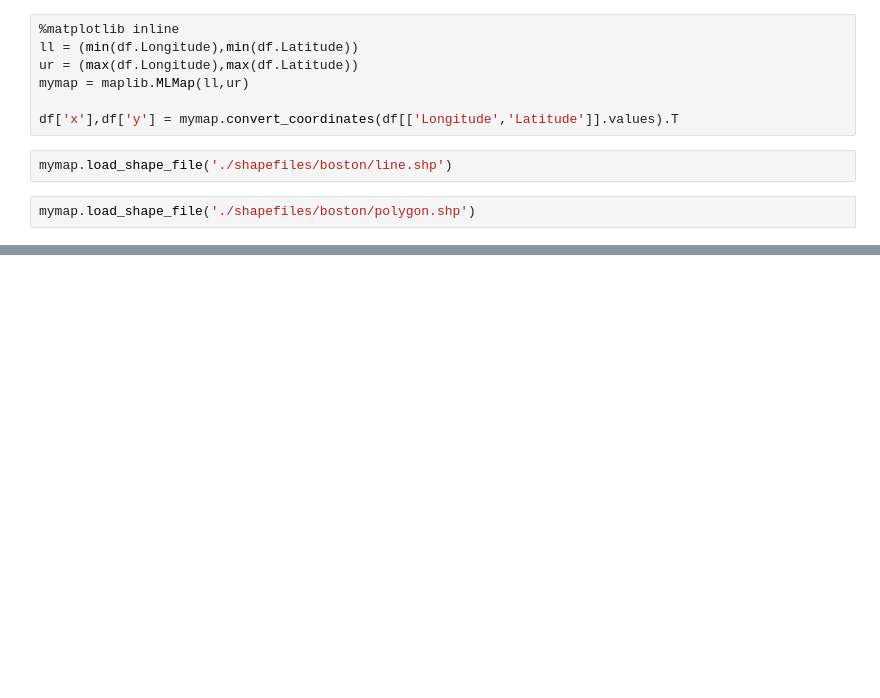
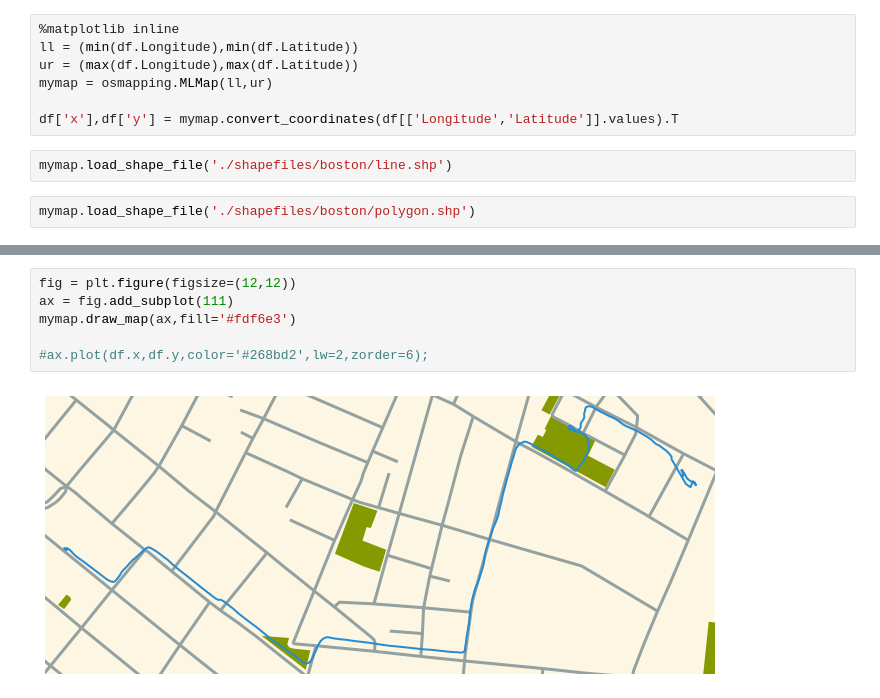
Before and after one commit to astyler/scratch, a Jupyter notebook: torque plotting.ipynb, the cells around one changed output, grey strips where cells are left out. Drawn from its saved outputs; the diff is of its cells as text; blank space fills up the shorter version.

```diff
--- a/torque plotting.ipynb
+++ b/torque plotting.ipynb
@@ -48,7 +21,7 @@ dtype: object
 %matplotlib inline
 ll = (min(df.Longitude),min(df.Latitude))
 ur = (max(df.Longitude),max(df.Latitude))
-mymap = maplib.MLMap(ll,ur)
+mymap = osmapping.MLMap(ll,ur)
 
 df['x'],df['y'] = mymap.convert_coordinates(df[['Longitude','Latitude']].values).T
 # %%
@@ -82,0 +41,8 @@ df.head()
+# %%
+fig = plt.figure(figsize=(12,12))
+ax = fig.add_subplot(111)
+mymap.draw_map(ax,fill='#fdf6e3')
+
+#ax.plot(df.x,df.y,color='#268bd2',lw=2,zorder=6);
+# %% [output]
+[figure, added]
```
Also changed, not shown: parts of 7 cells of this notebook, 2 other files.
